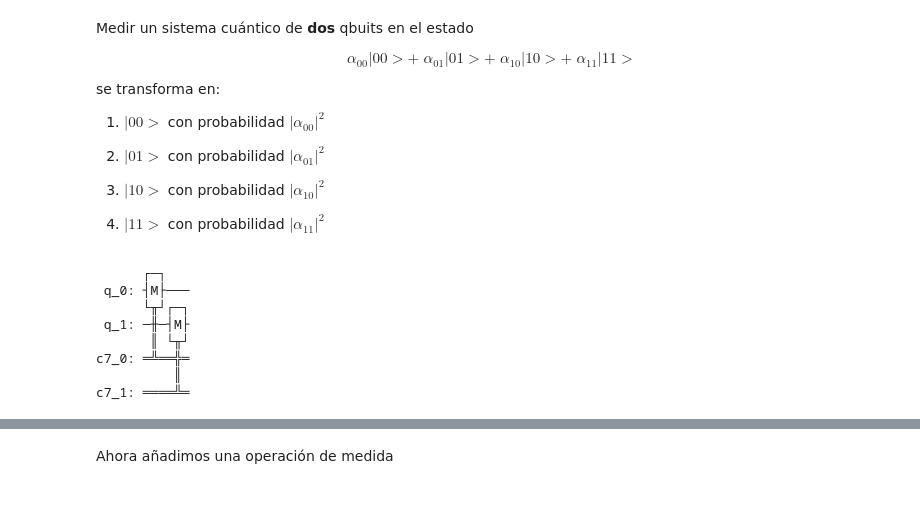
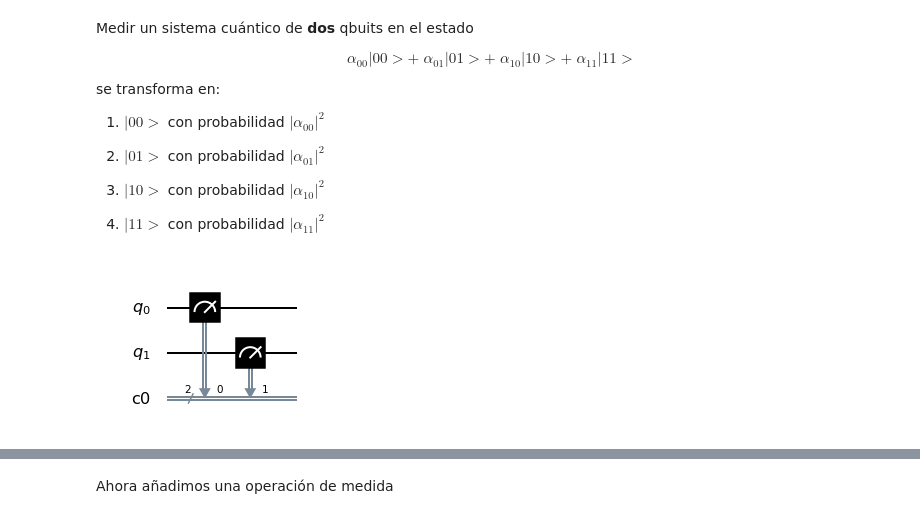
Before and after one commit to garestrear/Curso_de_Python, a Jupyter notebook: Sesion6/S6_Computación_Cuántica.ipynb, the cells around one changed output, grey strips where cells are left out. Drawn from its saved outputs; the diff is of its cells as text; code cells hidden in the pictures.

```diff
--- a/Sesion6/S6_Computación_Cuántica.ipynb
+++ b/Sesion6/S6_Computación_Cuántica.ipynb
@@ -99,16 +92,9 @@ se transforma en:
 # %%
 qreg_q2 = QuantumRegister(2,'q')
 creg_c2 = ClassicalRegister(2)
 circuit2 = QuantumCircuit(qreg_q2, creg_c2)
 circuit2.measure(qreg_q2, creg_c2)
-circuit2.draw()
+circuit2.draw(output='mpl')
 # %% [output]
-      ┌─┐
- q_0: ┤M├───
-      └╥┘┌─┐
- q_1: ─╫─┤M├
-       ║ └╥┘
-c7_0: ═╩══╬═
-          ║
-c7_1: ════╩═
+[figure, added]
 # %% [markdown]
```
Also changed, not shown: parts of 100 cells of this notebook.
